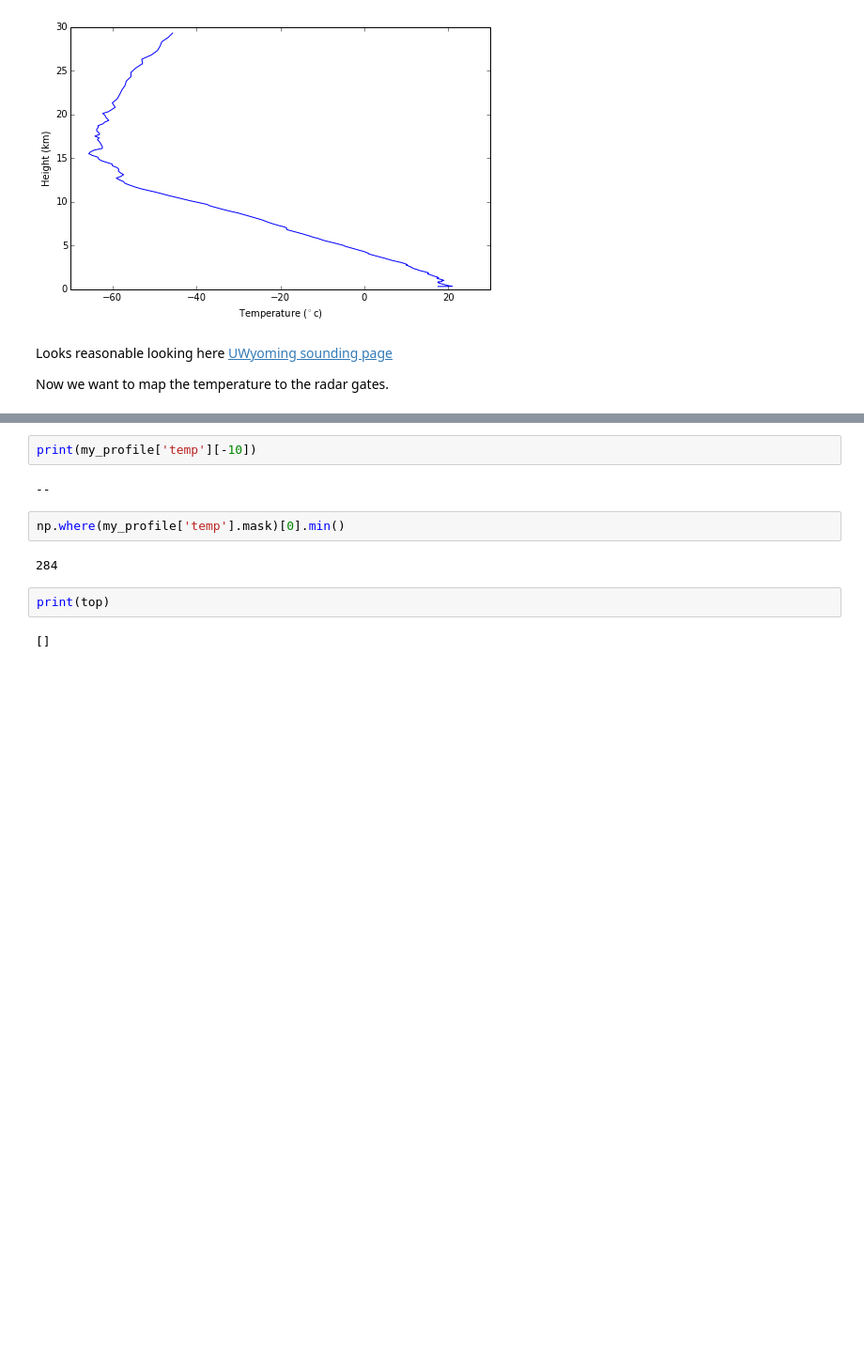
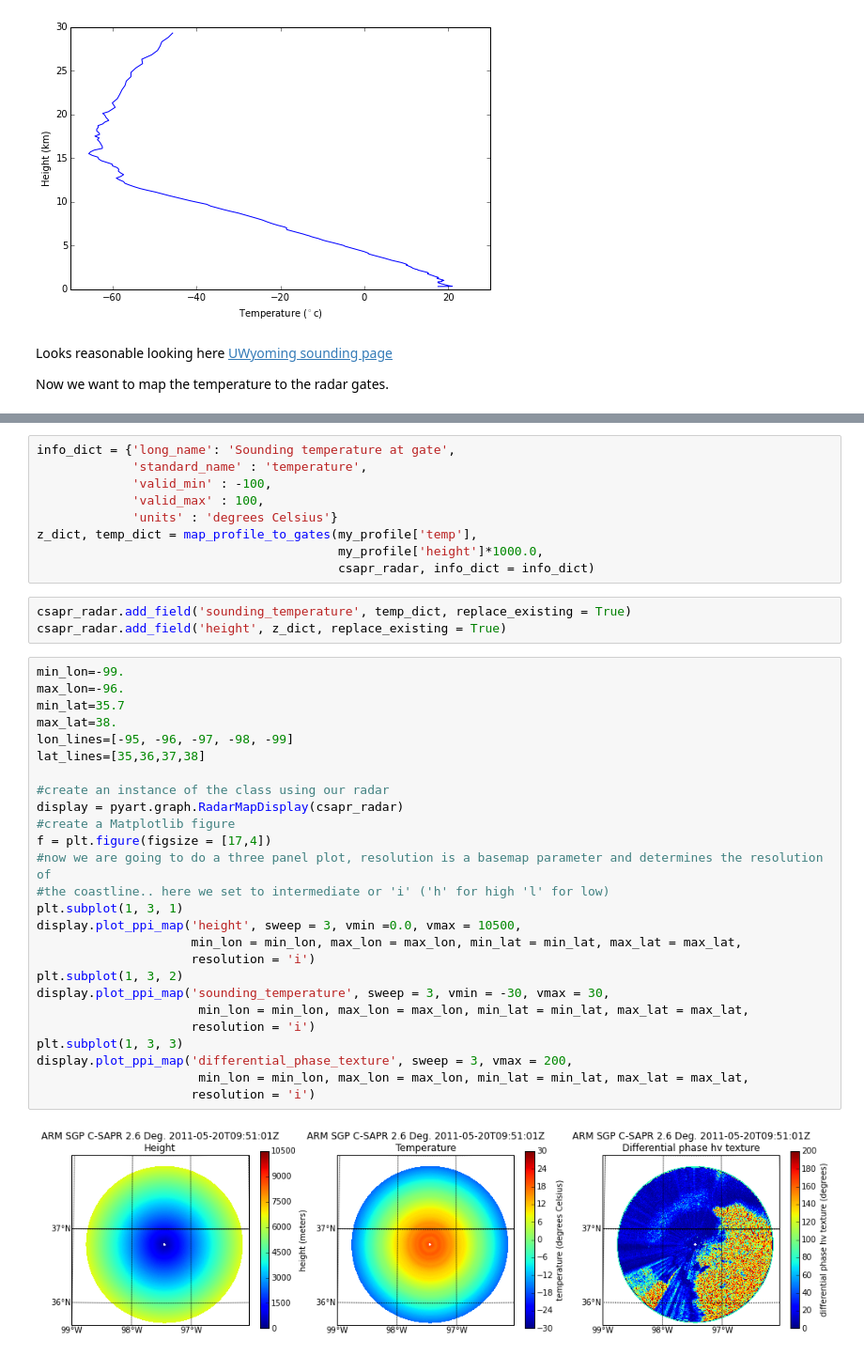
Before and after one commit to ANL-DIGR/openvap, a Jupyter notebook: development/cmac2/notebooks/2 Fuzzy Logic exploration, a simple stab.ipynb, the cells around one changed output, grey strips where cells are left out. Shown at 94% size. Drawn from its saved outputs; the diff is of its cells as text; blank space fills up the shorter version.

Commit message:
WIP: Intepolation to radar volume

```diff
--- a/development/cmac2/notebooks/2 Fuzzy Logic exploration, a simple stab.ipynb
+++ b/development/cmac2/notebooks/2 Fuzzy Logic exploration, a simple stab.ipynb
@@ -259,12 +220,40 @@ print(height[-10])
-# %%
-print(my_profile['temp'][-10])
-# %% [output]
---
-# %%
-np.where(my_profile['temp'].mask)[0].min()
-# %% [output]
-284
-# %%
-print(top)
-# %% [output]
-[]
+# %%
+info_dict = {'long_name': 'Sounding temperature at gate',
+             'standard_name' : 'temperature',
+             'valid_min' : -100,
+             'valid_max' : 100,
+             'units' : 'degrees Celsius'}
+z_dict, temp_dict = map_profile_to_gates(my_profile['temp'],
+                                         my_profile['height']*1000.0,
+                                         csapr_radar, info_dict = info_dict)
+# %%
+csapr_radar.add_field('sounding_temperature', temp_dict, replace_existing = True)
+csapr_radar.add_field('height', z_dict, replace_existing = True)
+# %%
+min_lon=-99.
+max_lon=-96.
+min_lat=35.7
+max_lat=38.
+lon_lines=[-95, -96, -97, -98, -99]
+lat_lines=[35,36,37,38]
+
+#create an instance of the class using our radar
+display = pyart.graph.RadarMapDisplay(csapr_radar)
+#create a Matplotlib figure
+f = plt.figure(figsize = [17,4])
+#now we are going to do a three panel plot, resolution is a basemap parameter and determines the resolution of
+#the coastline.. here we set to intermediate or 'i' ('h' for high 'l' for low)
+plt.subplot(1, 3, 1)
+display.plot_ppi_map('height', sweep = 3, vmin =0.0, vmax = 10500,
+                     min_lon = min_lon, max_lon = max_lon, min_lat = min_lat, max_lat = max_lat,
+                     resolution = 'i')
+plt.subplot(1, 3, 2)
+display.plot_ppi_map('sounding_temperature', sweep = 3, vmin = -30, vmax = 30,
+                      min_lon = min_lon, max_lon = max_lon, min_lat = min_lat, max_lat = max_lat,
+                     resolution = 'i')
+plt.subplot(1, 3, 3)
+display.plot_ppi_map('differential_phase_texture', sweep = 3, vmax = 200,
+                      min_lon = min_lon, max_lon = max_lon, min_lat = min_lat, max_lat = max_lat,
+                     resolution = 'i')
+# %% [output]
+[figure, added]
```
Also changed, not shown: parts of 9 cells of this notebook.
